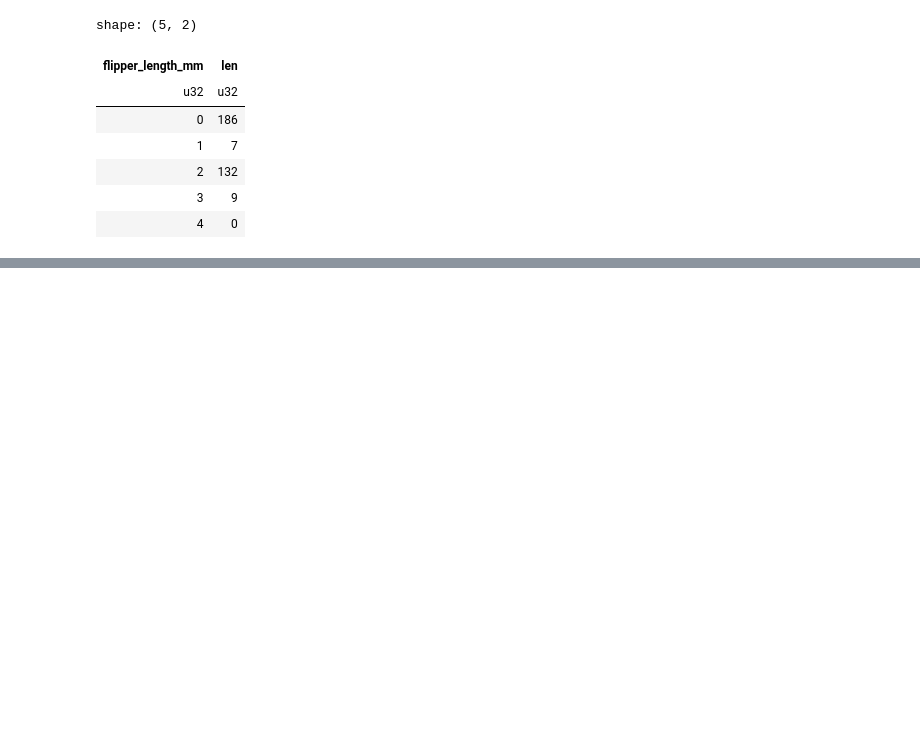
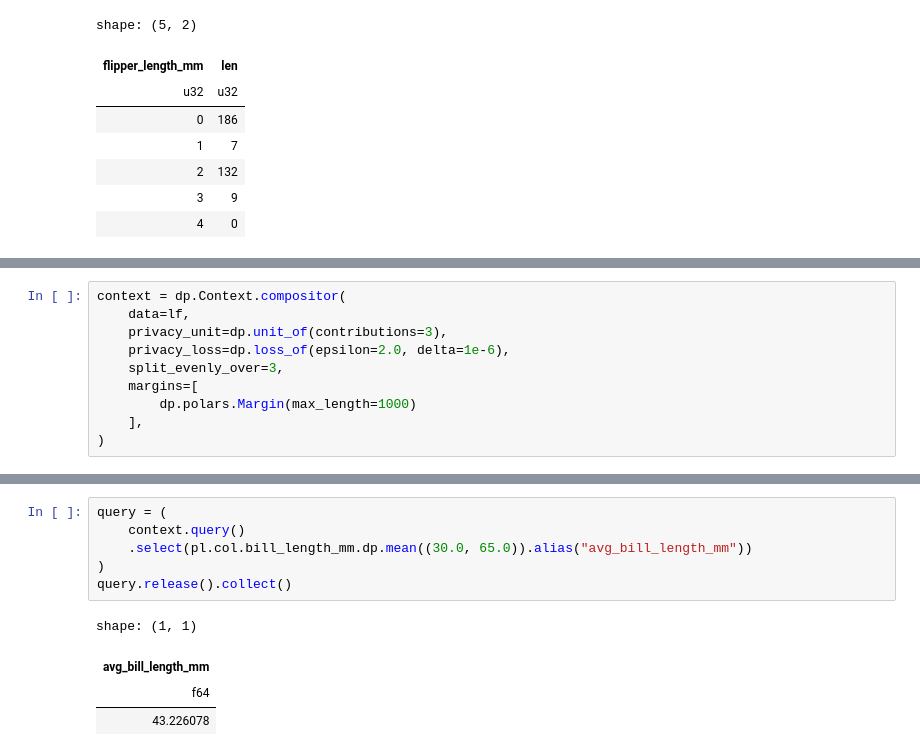
Before and after one commit to PaulineMauryL/dev-dp-lomas, a Jupyter notebook: opendp-0-14-features-penguin.ipynb, the cells around one changed output, grey strips where cells are left out. Saved outputs shown, nothing was run; the diff lists cells and outputs as text; blank space fills up the shorter version.

```diff
--- a/opendp-0-14-features-penguin.ipynb
+++ b/opendp-0-14-features-penguin.ipynb
@@ -654,0 +657,10 @@ shape: (5, 2)
+# %%
+context = dp.Context.compositor(
+    data=lf,
+    privacy_unit=dp.unit_of(contributions=3),
+    privacy_loss=dp.loss_of(epsilon=2.0, delta=1e-6),
+    split_evenly_over=3,
+    margins=[
+        dp.polars.Margin(max_length=1000)
+    ],
+)
@@ -654,0 +674,11 @@ shape: (5, 2)
+# %%
+query = (
+    context.query()
+    .select(pl.col.bill_length_mm.dp.mean((30.0, 65.0)).alias("avg_bill_length_mm"))
+)
+query.release().collect()
+# %% [output]
+shape: (1, 1)
+| avg_bill_length_mm |
+| f64 |
+| 43.226078 |
```
Also changed, not shown: parts of 6 cells of this notebook.
